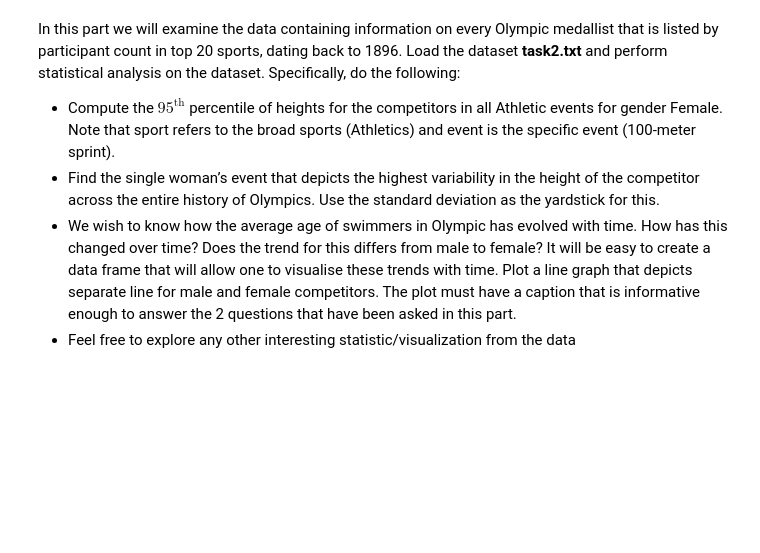
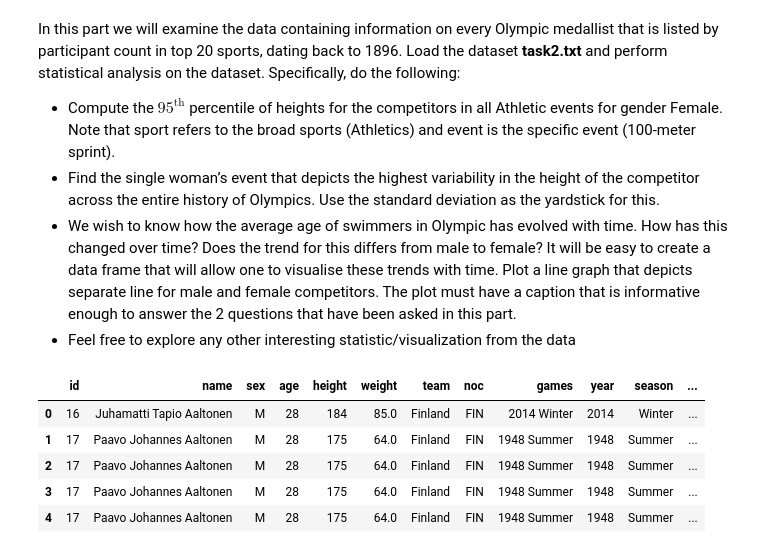
Before and after one commit to amirheyvaz/WiSe-2024, a Jupyter notebook: ML LAB/Exercises/1/1747696_Exercise_01.ipynb, the cells around one changed output. Drawn from its saved outputs; the diff is of its cells as text; code cells hidden in the pictures; blank space fills up the shorter version.

```diff
--- a/ML LAB/Exercises/1/1747696_Exercise_01.ipynb
+++ b/ML LAB/Exercises/1/1747696_Exercise_01.ipynb
@@ -408,0 +407,15 @@ In this part we will examine the data containing information on every Olympic me
+# %%
+#### Write your code here
+import pandas as pd
+
+df = pd.read_csv('task2.txt', delimiter=',', index_col=None, header=0)
+
+df1 = df[(df['sex'] == 'F') & (df['sport'] == 'Athletics')]
+df.head()
+# %% [output]
+|  | id | name | sex | age | height | weight | team | noc | games | year | season | ... |
+| 0 | 16 | Juhamatti Tapio Aaltonen | M | 28 | 184 | 85.0 | Finland | FIN | 2014 Winter | 2014 | Winter | ... |
+| 1 | 17 | Paavo Johannes Aaltonen | M | 28 | 175 | 64.0 | Finland | FIN | 1948 Summer | 1948 | Summer | ... |
+| 2 | 17 | Paavo Johannes Aaltonen | M | 28 | 175 | 64.0 | Finland | FIN | 1948 Summer | 1948 | Summer | ... |
+| 3 | 17 | Paavo Johannes Aaltonen | M | 28 | 175 | 64.0 | Finland | FIN | 1948 Summer | 1948 | Summer | ... |
+| 4 | 17 | Paavo Johannes Aaltonen | M | 28 | 175 | 64.0 | Finland | FIN | 1948 Summer | 1948 | Summer | ... |
```
Also changed, not shown: parts of 1 cell of this notebook.
